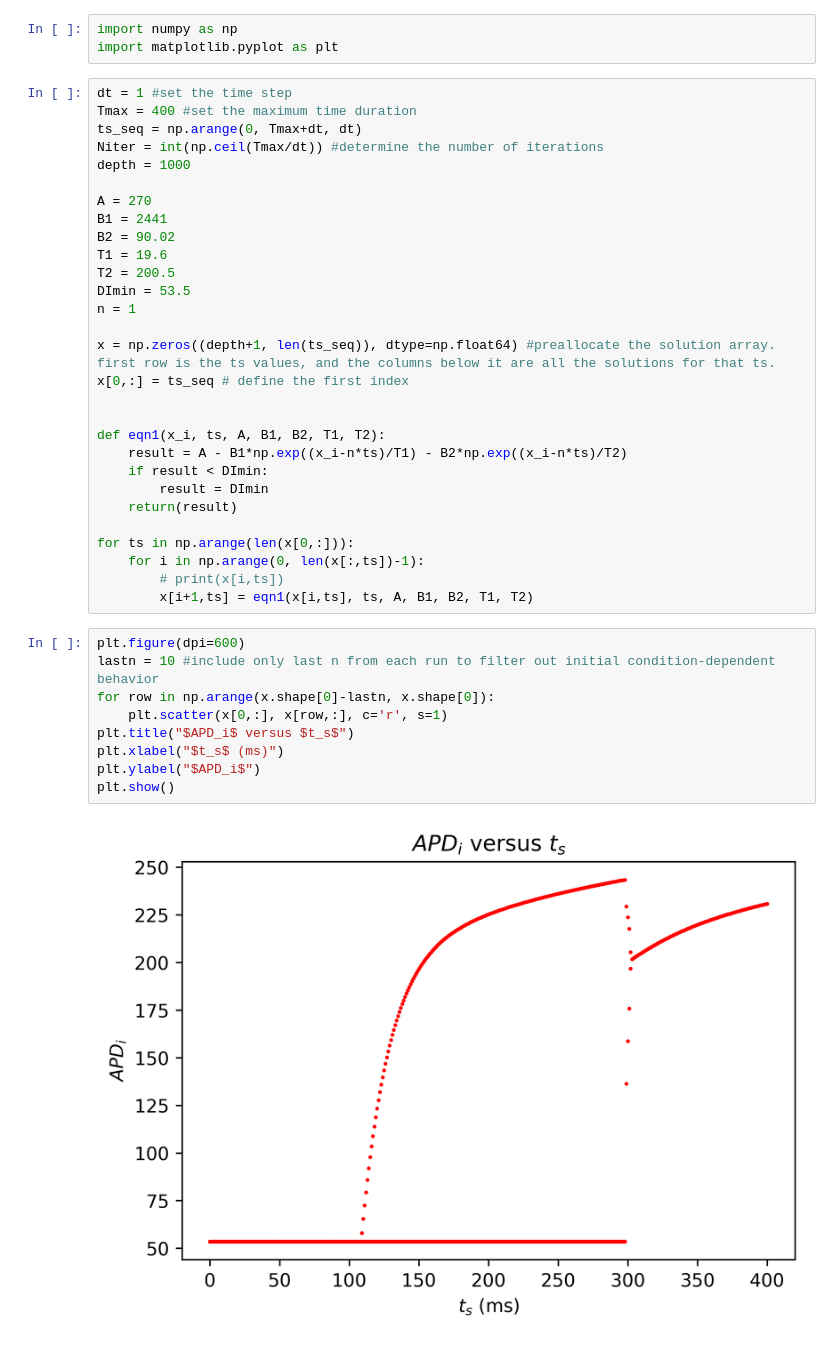
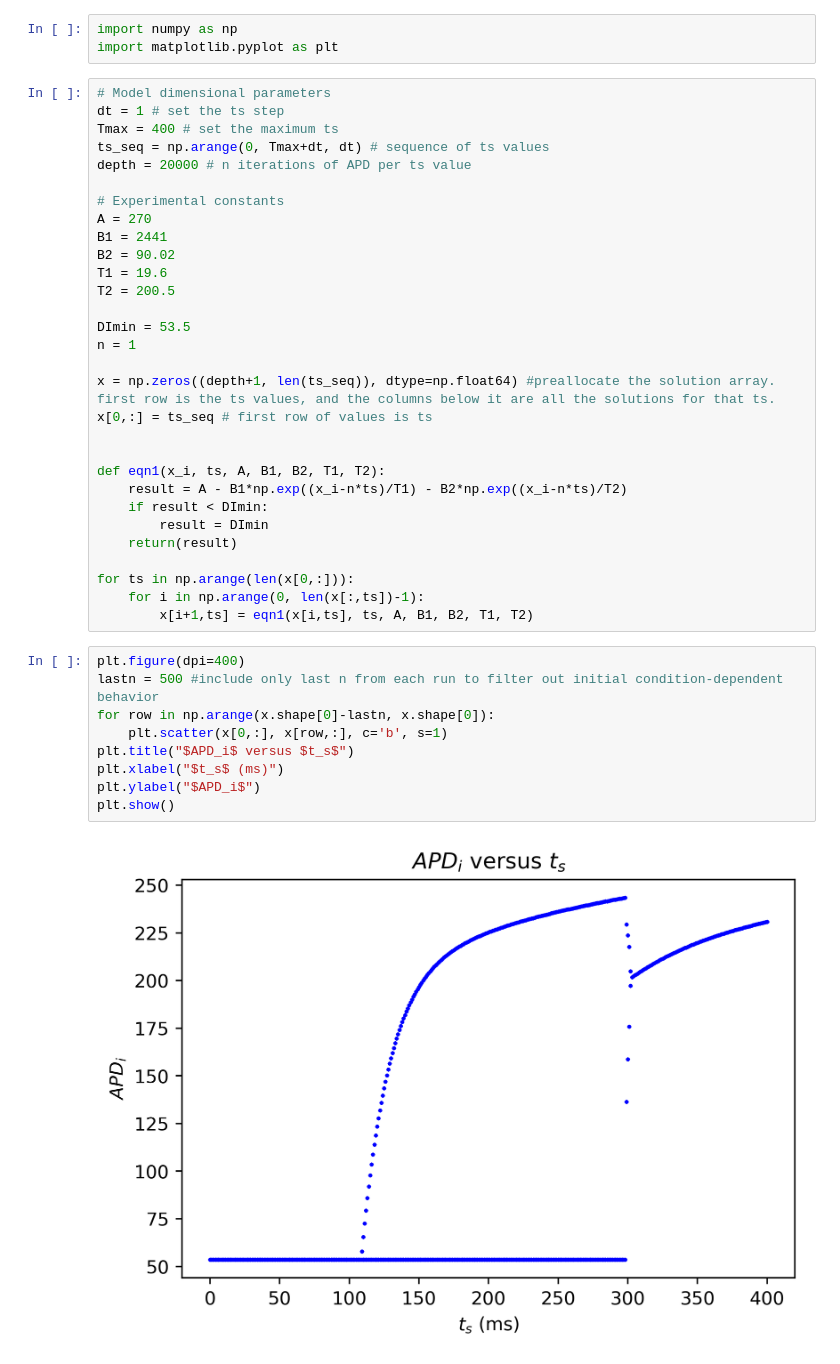
Before and after one commit to aszatrowski/BIOS26210_FinalProject, a Jupyter notebook: APD MODELS (2).ipynb, the cells around one changed output. Drawn from its saved outputs; the diff is of its cells as text.

```diff
--- a/APD MODELS (2).ipynb
+++ b/APD MODELS (2).ipynb
@@ -2,22 +2,24 @@
 import numpy as np
 import matplotlib.pyplot as plt
 # %%
-dt = 1 #set the time step
-Tmax = 400 #set the maximum time duration
-ts_seq = np.arange(0, Tmax+dt, dt)
-Niter = int(np.ceil(Tmax/dt)) #determine the number of iterations
-depth = 1000
+# Model dimensional parameters
+dt = 1 # set the ts step
+Tmax = 400 # set the maximum ts
+ts_seq = np.arange(0, Tmax+dt, dt) # sequence of ts values
+depth = 20000 # n iterations of APD per ts value
 
+# Experimental constants
 A = 270
 B1 = 2441
 B2 = 90.02
 T1 = 19.6
 T2 = 200.5
+
 DImin = 53.5
 n = 1
 
 x = np.zeros((depth+1, len(ts_seq)), dtype=np.float64) #preallocate the solution array. first row is the ts values, and the columns below it are all the solutions for that ts.
-x[0,:] = ts_seq # define the first index
+x[0,:] = ts_seq # first row of values is ts
 
 
 def eqn1(x_i, ts, A, B1, B2, T1, T2):
@@ -28,16 +30,15 @@ def eqn1(x_i, ts, A, B1, B2, T1, T2):
 
 for ts in np.arange(len(x[0,:])):
     for i in np.arange(0, len(x[:,ts])-1):
-        # print(x[i,ts])
         x[i+1,ts] = eqn1(x[i,ts], ts, A, B1, B2, T1, T2)
 # %%
-plt.figure(dpi=600)
-lastn = 10 #include only last n from each run to filter out initial condition-dependent behavior
+plt.figure(dpi=400)
+lastn = 500 #include only last n from each run to filter out initial condition-dependent behavior
 for row in np.arange(x.shape[0]-lastn, x.shape[0]):
-    plt.scatter(x[0,:], x[row,:], c='r', s=1)
+    plt.scatter(x[0,:], x[row,:], c='b', s=1)
 plt.title("$APD_i$ versus $t_s$")
 plt.xlabel("$t_s$ (ms)")
 plt.ylabel("$APD_i$")
 plt.show()
 # %% [output]
-[figure, old version]
+[figure, new version]
```
